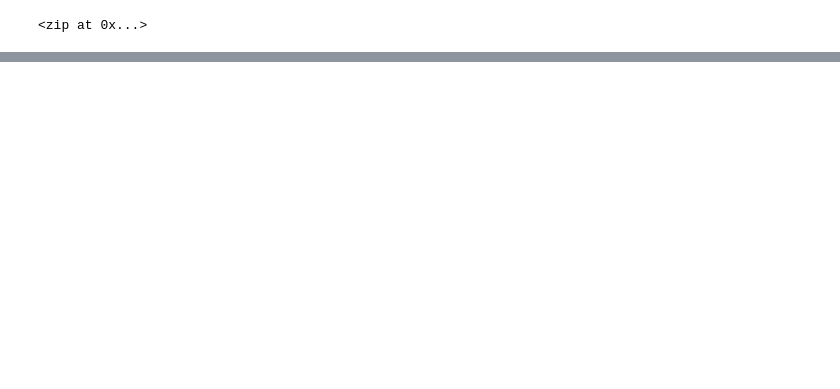
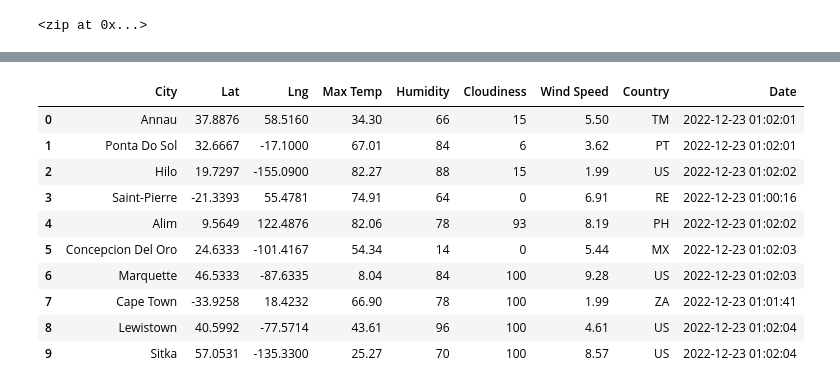
Before and after one commit to Emery-S/World_Weather_Analysis, a Jupyter notebook: WeatherPy.ipynb, the cells around one changed output, grey strips where cells are left out. Saved outputs shown, nothing was run; the diff lists cells and outputs as text; code cells hidden in the pictures; blank space fills up the shorter version.

```diff
--- a/WeatherPy.ipynb
+++ b/WeatherPy.ipynb
@@ -38,0 +42,5 @@ for coordinate in coordinates:
+# %%
+# Use the print() function to display the latitude and longitude combinations.
+for coordinate in coordinates:
+    print(citipy.nearest_city(coordinate[0], coordinate[1]).city_name,
+          citipy.nearest_city(coordinate[0], coordinate[1]).country_code)
@@ -38,0 +67,12 @@ for coordinate in coordinates:
+# %%
+# Create a list for holding the cities.
+cities = []
+# Identify the nearest city for each latitude and longitude combination.
+for coordinate in coordinates:
+    city = citipy.nearest_city(coordinate[0], coordinate[1]).city_name
+
+    # If the city is unique, then we will add it to the cities list.
+    if city not in cities:
+        cities.append(city)
+# Print the city count to confirm sufficient count.
+len(cities)
@@ -38,0 +272,16 @@ for coordinate in coordinates:
+# %%
+# Convert the array of dictionaries to a Pandas DataFrame.
+city_data_df = pd.DataFrame(city_data)
+city_data_df.head(10)
+# %% [output]
+|  | City | Lat | Lng | Max Temp | Humidity | Cloudiness | Wind Speed | Country | Date |
+| 0 | Annau | 37.8876 | 58.5160 | 34.30 | 66 | 15 | 5.50 | TM | 2022-12-23 01:02:01 |
+| 1 | Ponta Do Sol | 32.6667 | -17.1000 | 67.01 | 84 | 6 | 3.62 | PT | 2022-12-23 01:02:01 |
+| 2 | Hilo | 19.7297 | -155.0900 | 82.27 | 88 | 15 | 1.99 | US | 2022-12-23 01:02:02 |
+| 3 | Saint-Pierre | -21.3393 | 55.4781 | 74.91 | 64 | 0 | 6.91 | RE | 2022-12-23 01:00:16 |
+| 4 | Alim | 9.5649 | 122.4876 | 82.06 | 78 | 93 | 8.19 | PH | 2022-12-23 01:02:02 |
+| 5 | Concepcion Del Oro | 24.6333 | -101.4167 | 54.34 | 14 | 0 | 5.44 | MX | 2022-12-23 01:02:03 |
+| 6 | Marquette | 46.5333 | -87.6335 | 8.04 | 84 | 100 | 9.28 | US | 2022-12-23 01:02:03 |
+| 7 | Cape Town | -33.9258 | 18.4232 | 66.90 | 78 | 100 | 1.99 | ZA | 2022-12-23 01:01:41 |
+| 8 | Lewistown | 40.5992 | -77.5714 | 43.61 | 96 | 100 | 4.61 | US | 2022-12-23 01:02:04 |
+| 9 | Sitka | 57.0531 | -135.3300 | 25.27 | 70 | 100 | 8.57 | US | 2022-12-23 01:02:04 |
```
Also changed, not shown: parts of 25 cells of this notebook, 5 other files.
